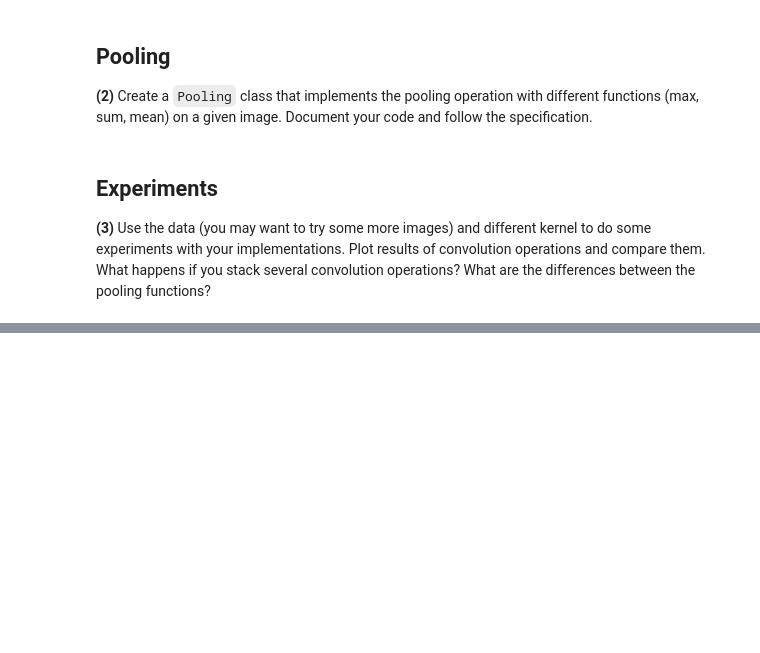
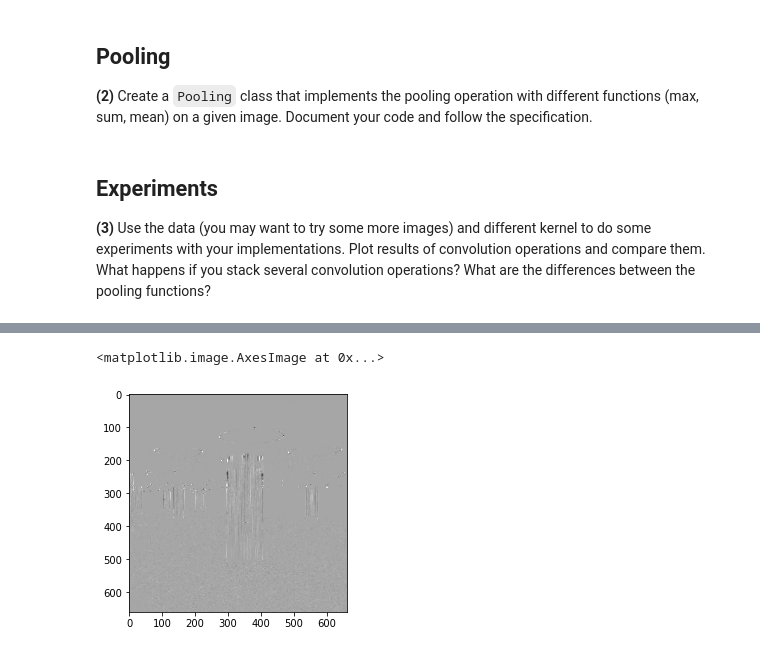
Before and after one commit to christophstach/deep-learning-ubiquitous-tribble, a Jupyter notebook: 1163050_uebung_03/convolution_pooling.ipynb, the cells around one changed output, grey strips where cells are left out. Saved outputs shown, nothing was run; the diff lists cells and outputs as text; code cells hidden in the pictures; blank space fills up the shorter version.

```diff
--- a/1163050_uebung_03/convolution_pooling.ipynb
+++ b/1163050_uebung_03/convolution_pooling.ipynb
@@ -180,0 +264,5 @@ plt.imshow(img_rgb)
+# %%
+plt.imshow(conv3.forward(img_gry),  cmap="Greys_r")
+# %% [output]
+<matplotlib.image.AxesImage at 0x...>
+[figure, added]
```
Also changed, not shown: parts of 13 cells of this notebook, 8 other files.
